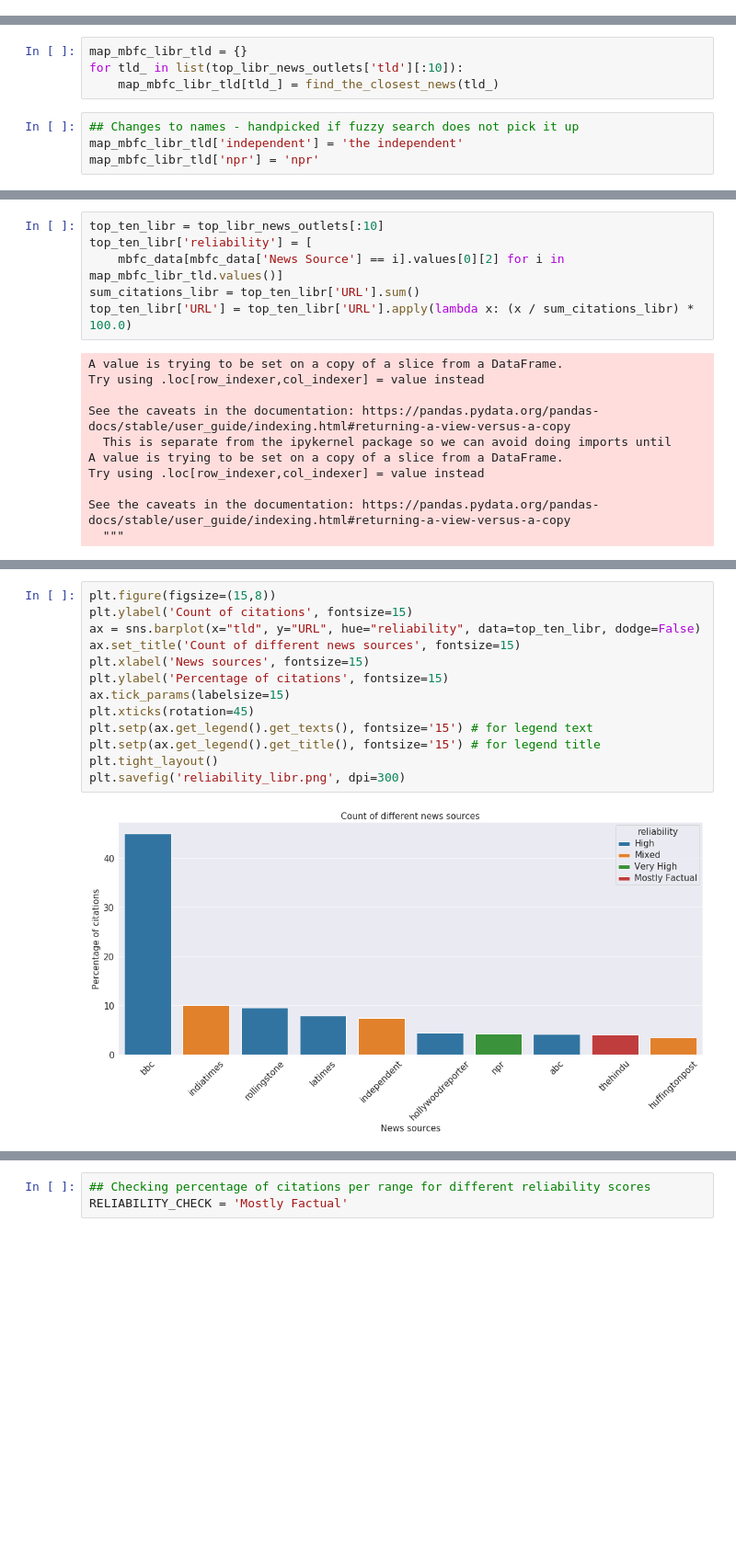
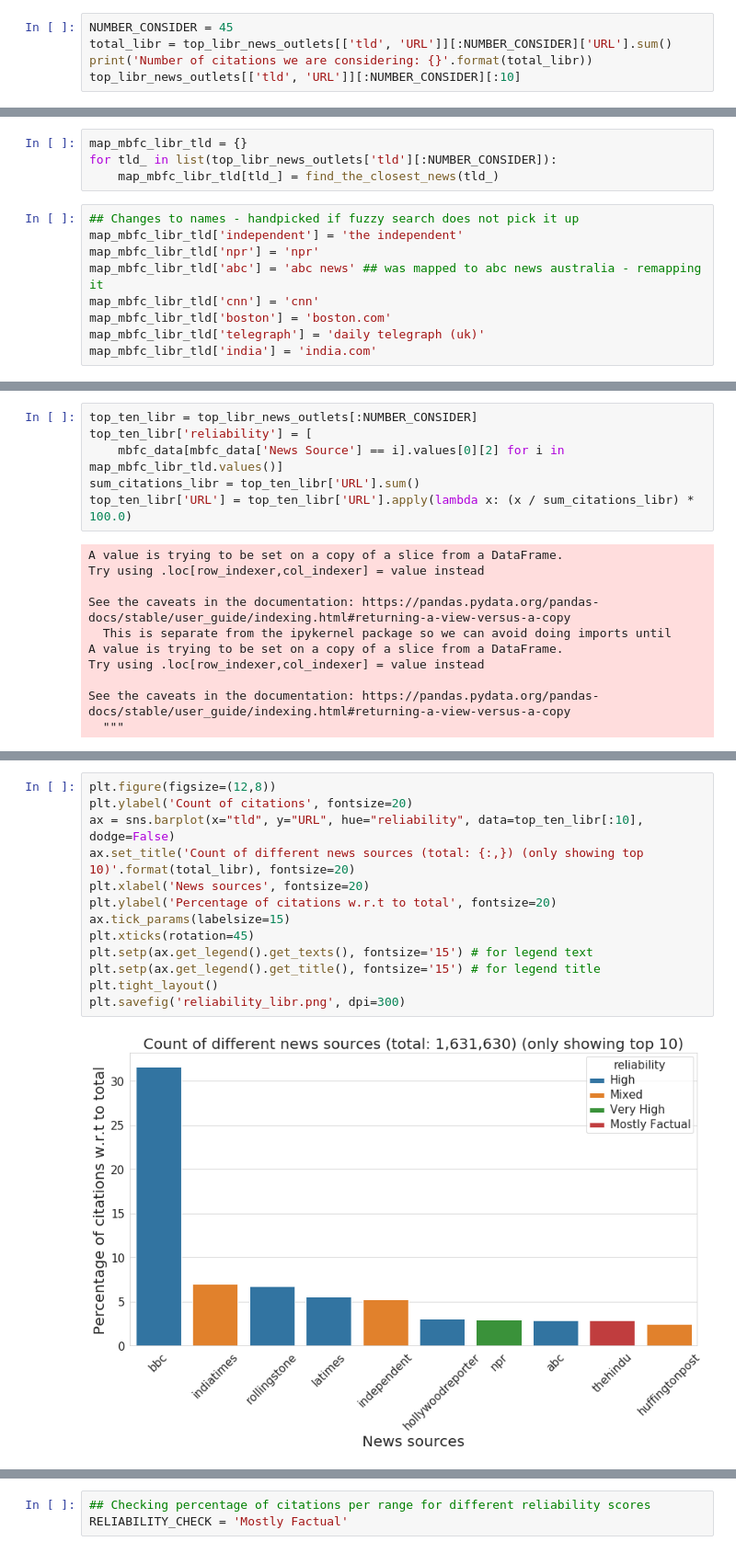
Before and after one commit to Harshdeep1996/politicalBiasSem, a Jupyter notebook: analysis_bias_citations.ipynb, the cells around one changed output, grey strips where cells are left out. Shown at 92% size. Saved outputs shown, nothing was run; the diff lists cells and outputs as text; blank space fills up the shorter version.

```diff
--- a/analysis_bias_citations.ipynb
+++ b/analysis_bias_citations.ipynb
@@ -703,0 +714,5 @@ top_libr_news_outlets[['tld', 'URL']][:10]
+# %%
+NUMBER_CONSIDER = 45
+total_libr = top_libr_news_outlets[['tld', 'URL']][:NUMBER_CONSIDER]['URL'].sum()
+print('Number of citations we are considering: {}'.format(total_libr))
+top_libr_news_outlets[['tld', 'URL']][:NUMBER_CONSIDER][:10]
@@ -704,8 +732,13 @@ top_libr_news_outlets[['tld', 'URL']][:10]
 # %%
 map_mbfc_libr_tld = {}
-for tld_ in list(top_libr_news_outlets['tld'][:10]):
+for tld_ in list(top_libr_news_outlets['tld'][:NUMBER_CONSIDER]):
     map_mbfc_libr_tld[tld_] = find_the_closest_news(tld_)
 # %%
 ## Changes to names - handpicked if fuzzy search does not pick it up
 map_mbfc_libr_tld['independent'] = 'the independent'
 map_mbfc_libr_tld['npr'] = 'npr'
+map_mbfc_libr_tld['abc'] = 'abc news' ## was mapped to abc news australia - remapping it
+map_mbfc_libr_tld['cnn'] = 'cnn'
+map_mbfc_libr_tld['boston'] = 'boston.com'
+map_mbfc_libr_tld['telegraph'] = 'daily telegraph (uk)'
+map_mbfc_libr_tld['india'] = 'india.com'
@@ -725,5 +745,5 @@ map_mbfc_libr_tld
 # %%
-top_ten_libr = top_libr_news_outlets[:10]
+top_ten_libr = top_libr_news_outlets[:NUMBER_CONSIDER]
 top_ten_libr['reliability'] = [
     mbfc_data[mbfc_data['News Source'] == i].values[0][2] for i in map_mbfc_libr_tld.values()]
 sum_citations_libr = top_ten_libr['URL'].sum()
@@ -757,15 +762,15 @@ top_ten_libr
 # %%
-plt.figure(figsize=(15,8))
-plt.ylabel('Count of citations', fontsize=15)
-ax = sns.barplot(x="tld", y="URL", hue="reliability", data=top_ten_libr, dodge=False)
-ax.set_title('Count of different news sources', fontsize=15)
-plt.xlabel('News sources', fontsize=15)
-plt.ylabel('Percentage of citations', fontsize=15)
+plt.figure(figsize=(12,8))
+plt.ylabel('Count of citations', fontsize=20)
+ax = sns.barplot(x="tld", y="URL", hue="reliability", data=top_ten_libr[:10], dodge=False)
+ax.set_title('Count of different news sources (total: {:,}) (only showing top 10)'.format(total_libr), fontsize=20)
+plt.xlabel('News sources', fontsize=20)
+plt.ylabel('Percentage of citations w.r.t to total', fontsize=20)
 ax.tick_params(labelsize=15)
 plt.xticks(rotation=45)
 plt.setp(ax.get_legend().get_texts(), fontsize='15') # for legend text
 plt.setp(ax.get_legend().get_title(), fontsize='15') # for legend title
 plt.tight_layout()
 plt.savefig('reliability_libr.png', dpi=300)
 # %% [output]
-[figure, old version]
+[figure, new version]
```
Also changed, not shown: parts of 48 cells of this notebook.
